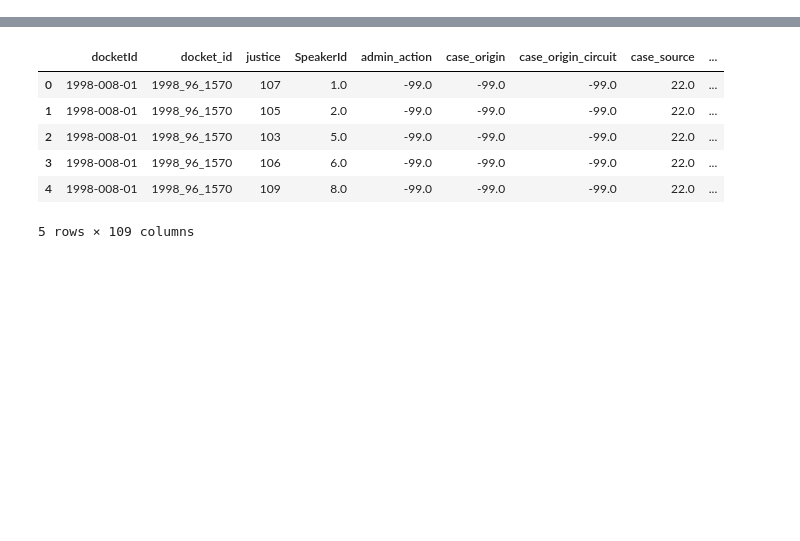
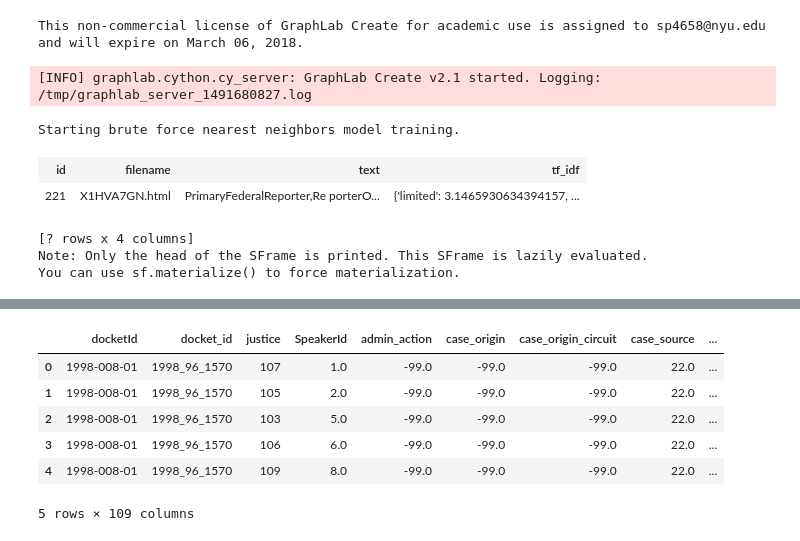
Before and after one commit to codelibra/Predicting-Supreme-Court-Outcomes-using-Text-Similarity-Detection, a Jupyter notebook: data_exploration.ipynb, the cells around one changed output, grey strips where cells are left out. Cells and saved outputs as stored; diff of their text form; code cells hidden in the pictures; blank space fills up the shorter version.

```diff
--- a/data_exploration.ipynb
+++ b/data_exploration.ipynb
@@ -14,0 +43,10 @@ merged.head()
+# %%
+df1 = gl.load_sframe('/Users/shiv/Desktop/2013_sframe/')
+df2 = gl.load_sframe('/Users/shiv/Desktop/2012_sframe/')
+df3 = gl.load_sframe('/Users/shiv/Desktop/2011_sframe/')
+df1 = df1[1:]
+df2 = df2[1:]
+df3 = df3[1:]
+# %% [output]
+This non-commercial license of GraphLab Create for academic use is assigned to sp4658@nyu.edu and will expire on March 06, 2018.
+[INFO] graphlab.cython.cy_server: GraphLab Create v2.1 started. Logging: /tmp/graphlab_server_1491680827.log
@@ -14,0 +56,5 @@ merged.head()
+# %%
+model = gl.nearest_neighbors.create(df1, label='filename', features=['tf_idf'],
+                                          method='brute_force', distance='euclidean')
+# %% [output]
+Starting brute force nearest neighbors model training.
@@ -14,0 +63,8 @@ merged.head()
+# %%
+df1[df1['filename']=='X1HVA7GN.html']
+# %% [output]
+| id | filename | text | tf_idf |
+| 221 | X1HVA7GN.html | PrimaryFederalReporter,Re porterO... | {'limited': 3.1465930634394157, ... |
+[? rows x 4 columns]
+Note: Only the head of the SFrame is printed. This SFrame is lazily evaluated.
+You can use sf.materialize() to force materialization.
```
Also changed, not shown: parts of 22 cells of this notebook.
